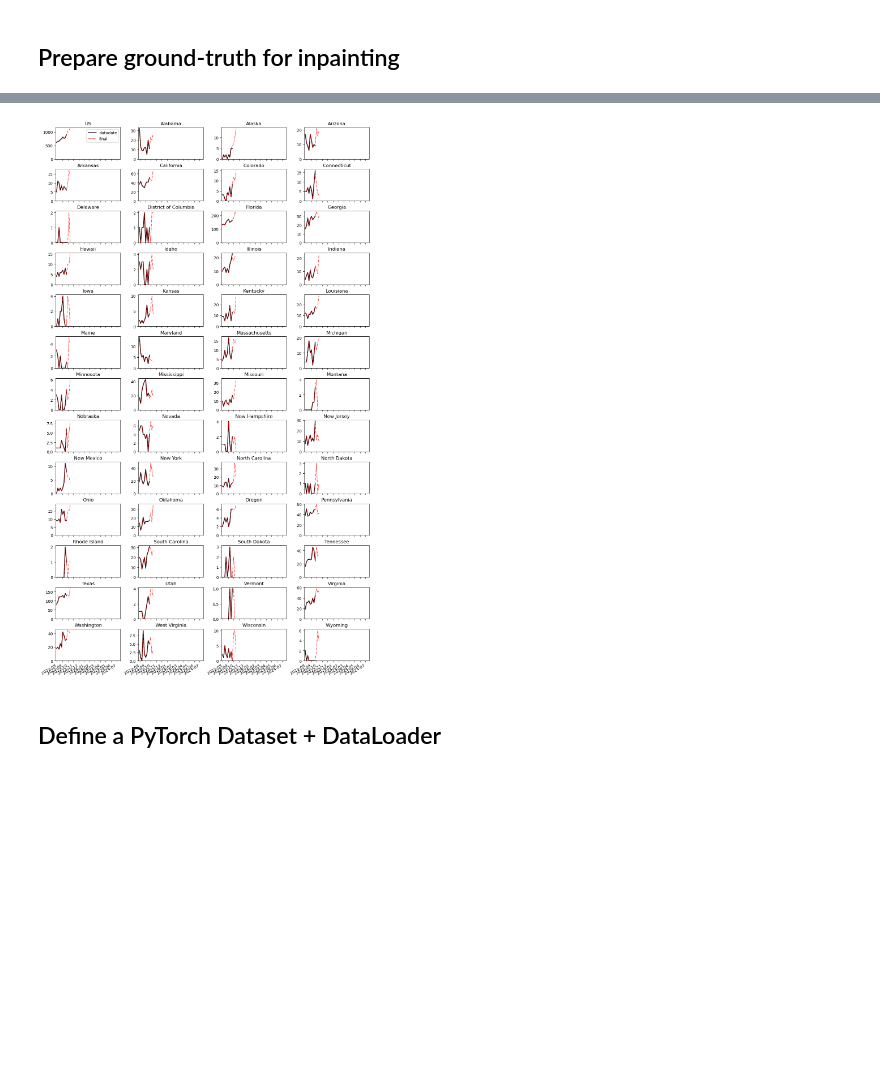
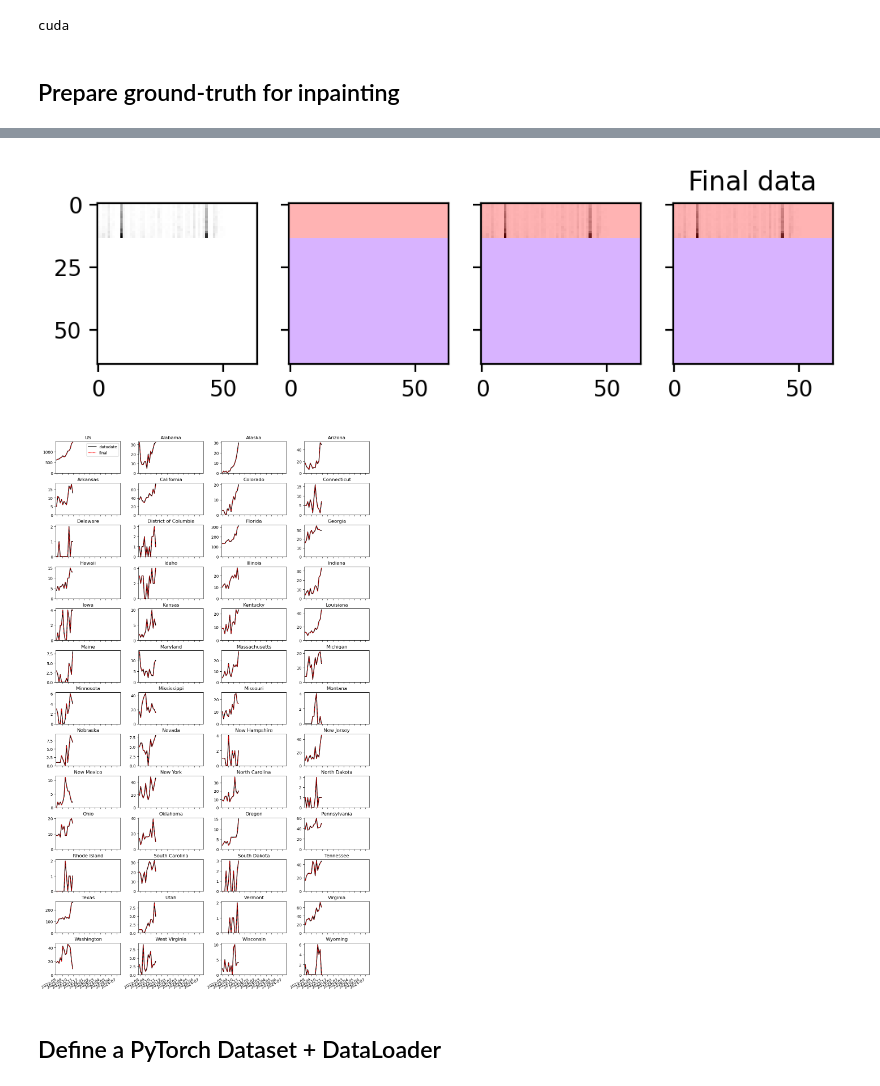
Before and after one commit to CyGei/influpaint, a Jupyter notebook: influpaint2023-2024.ipynb, the cells around one changed output, grey strips where cells are left out. Cells and saved outputs as stored; diff of their text form; code cells hidden in the pictures; blank space fills up the shorter version.

```diff
--- a/influpaint2023-2024.ipynb
+++ b/influpaint2023-2024.ipynb
@@ -19,6 +19,9 @@ image_size = 64
 channels = 1
 batch_size=512
 device = "cuda" if torch.cuda.is_available() else "cpu"
+print(device)
+# %% [output]
+cuda
 # %% [markdown]
 ## Prepare ground-truth for inpainting
 # %%
@@ -34,8 +37,12 @@ if False:
     plt.show()
 # %%
 gt1 = ground_truth.GroundTruth(season_first_year="2023",
-                               data_date=datetime.datetime(2023,10,4),
-                               mask_date=datetime.datetime.today())
+                               data_date=datetime.datetime.today(),#datetime(2023,11,1),
+                               mask_date=datetime.datetime.today(),
+                               channels=channels,
+                               image_size=image_size
+                               )
+gt1.plot_mask()
 gt1.plot()
 # %% [output]
 Restored git repo Flusight/FluSight-forecast-hub/
@@ -47,4 +55,5 @@ Restored git repo Flusight/FluSight-forecast-hub/
-[figure, old version]
+[figure, new version]
+[figure, added]
 # %% [markdown]
 ## Define a PyTorch Dataset + DataLoader
 # %%
```
Also changed, not shown: parts of 17 cells of this notebook, 2 other files.
